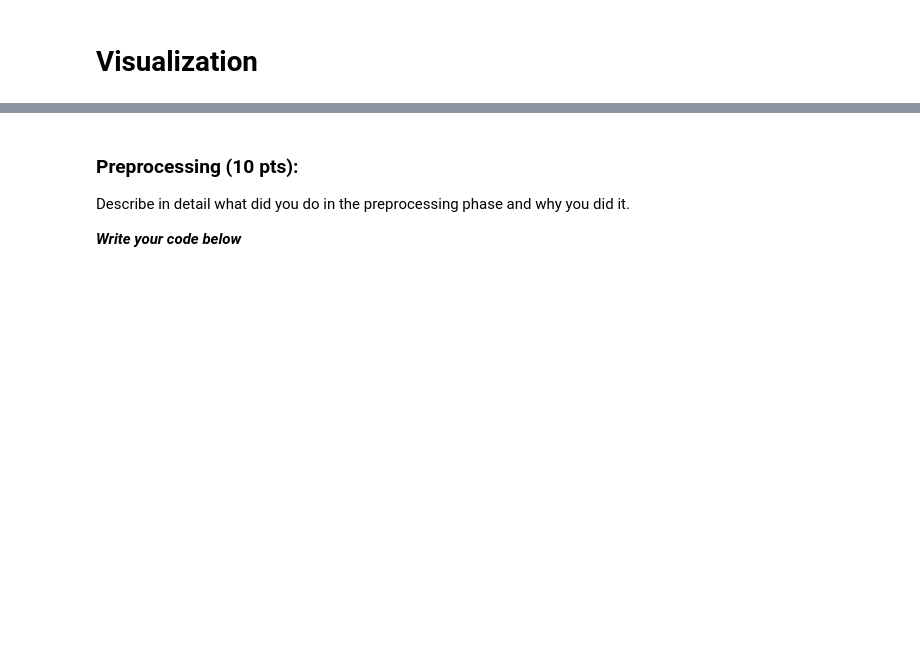
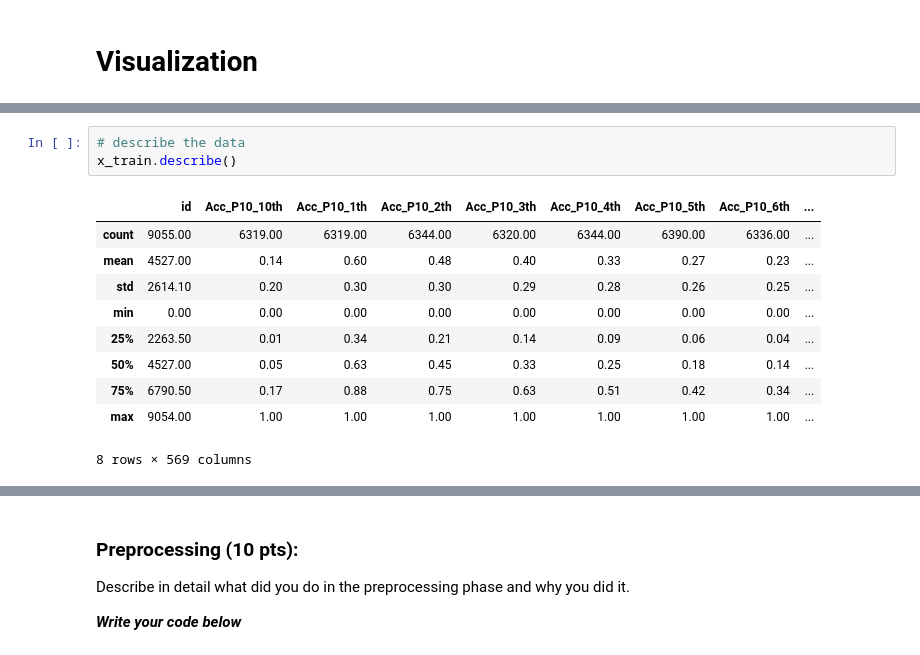
Before and after one commit to orenfix10/ML-project1, a Jupyter notebook: Copy_of_Ex3_2023a_Ensemble_competition_(1).ipynb, the cells around one changed output, grey strips where cells are left out. Drawn from its saved outputs; the diff is of its cells as text; blank space fills up the shorter version.

```diff
--- a/Copy_of_Ex3_2023a_Ensemble_competition_(1).ipynb
+++ b/Copy_of_Ex3_2023a_Ensemble_competition_(1).ipynb
@@ -409,0 +424,14 @@ for i, column in enumerate(list(df_x.columns), 1):
+# %%
+# describe the data
+x_train.describe()
+# %% [output]
+|  | id | Acc_P10_10th | Acc_P10_1th | Acc_P10_2th | Acc_P10_3th | Acc_P10_4th | Acc_P10_5th | Acc_P10_6th | ... |
+| count | 9055.00 | 6319.00 | 6319.00 | 6344.00 | 6320.00 | 6344.00 | 6390.00 | 6336.00 | ... |
+| mean | 4527.00 | 0.14 | 0.60 | 0.48 | 0.40 | 0.33 | 0.27 | 0.23 | ... |
+| std | 2614.10 | 0.20 | 0.30 | 0.30 | 0.29 | 0.28 | 0.26 | 0.25 | ... |
+| min | 0.00 | 0.00 | 0.00 | 0.00 | 0.00 | 0.00 | 0.00 | 0.00 | ... |
+| 25% | 2263.50 | 0.01 | 0.34 | 0.21 | 0.14 | 0.09 | 0.06 | 0.04 | ... |
+| 50% | 4527.00 | 0.05 | 0.63 | 0.45 | 0.33 | 0.25 | 0.18 | 0.14 | ... |
+| 75% | 6790.50 | 0.17 | 0.88 | 0.75 | 0.63 | 0.51 | 0.42 | 0.34 | ... |
+| max | 9054.00 | 1.00 | 1.00 | 1.00 | 1.00 | 1.00 | 1.00 | 1.00 | ... |
+8 rows × 569 columns
```
Also changed, not shown: parts of 34 cells of this notebook.
